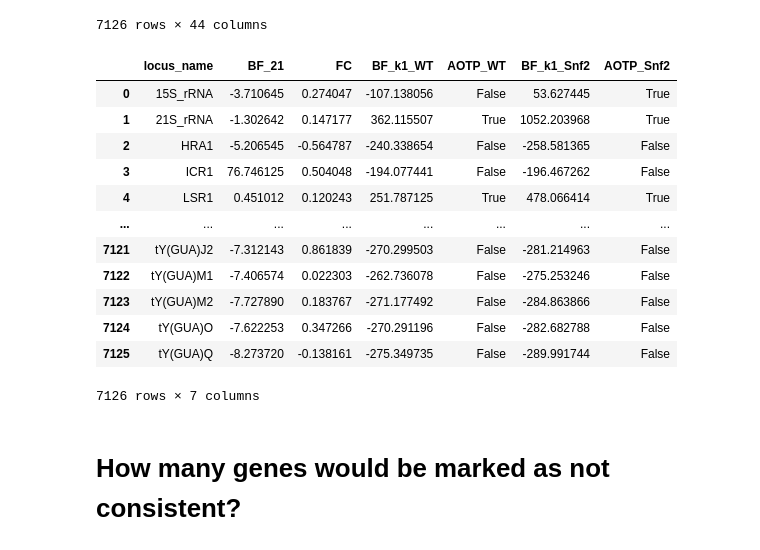
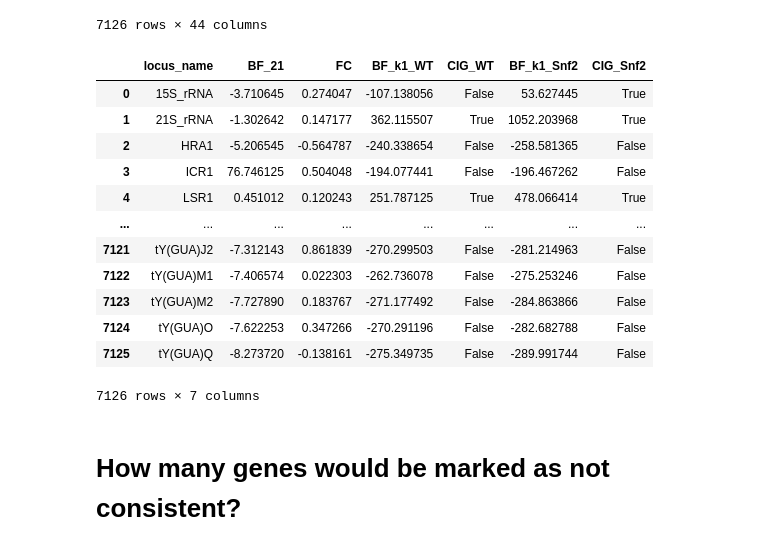
Before and after one commit to Morris-Research-Group/bayexpress, a Jupyter notebook: explore_clean_yeast_consistency.ipynb, the cells around one changed output. Drawn from its saved outputs; the diff is of its cells as text; code cells hidden in the pictures.

```diff
--- a/explore_clean_yeast_consistency.ipynb
+++ b/explore_clean_yeast_consistency.ipynb
@@ -366,26 +441,23 @@ display(Snf2_cons_it.plot(legend=False, grid=True,
 # %%
-# Checking for overlaps in Snf2_AOTP
+# Checking for intersections and unions in Snf2_CIG
 
 # Convert each inner list to a set
-sets = [set(lst) for lst in Snf2_AOTP]
+sets = [set(lst) for lst in Snf2_CIG]
 
 print('# genes with BF_k1 > 1 for all replicates throughout the iterations')
-for lst in Snf2_AOTP:
+for lst in Snf2_CIG:
     print(len(lst))
 
 # Find the intersection of all sets
-Snf2_overlap = set.intersection(*sets)
+Snf2_intersection = set.intersection(*sets)
 
-# Print the Snf2_overlap
-print('overlap: ', len(Snf2_overlap))
-# print(Snf2_overlap)
-
+# Print the Snf2_intersection
+print('intersection: ', len(Snf2_intersection))
 
 # Find the union of all sets
 Snf2_union = set.union(*sets)
 
 # Print the union
-# print(Snf2_union)
 print('union: ', len(Snf2_union))
 # %% [output]
 # genes with BF_k1 > 1 for all replicates throughout the iterations
@@ -407,27 +479,24 @@ overlap:  759
 union:  922
 # %%
-# Checking for overlaps in WT_AOTP
+# Checking for intersections and unions in WT_CIG
 
 # Convert each inner list to a set
-sets = [set(lst) for lst in WT_AOTP]
+sets = [set(lst) for lst in WT_CIG]
 
 print('# genes with BF_k1 > 1 for all replicates throughout the iterations')
-for lst in WT_AOTP:
+for lst in WT_CIG:
     print(len(lst))
 
 # Find the intersection of all sets
-WT_overlap = set.intersection(*sets)
+WT_intersection = set.intersection(*sets)
 
-# Print the WT_overlap
-print('overlap: ', len(WT_overlap))
-# print(WT_overlap)
-
+# Print the WT_intersection
+print('intersection: ', len(WT_intersection))
 
 # Find the union of all sets
 WT_union = set.union(*sets)
 
 # Print the union
-# print(WT_union)
 print('union: ', len(WT_union))
 # %% [output]
 # genes with BF_k1 > 1 for all replicates throughout the iterations
@@ -599,15 +673,15 @@ Snf2_yeast_avq.to_csv('Snf2_yeast_avq.csv')
 7126 rows × 44 columns
 # %%
 RALL_bayexpress['BF_k1_WT'] = get_BF_k1(WT_yeast.iloc[:,1:])
-RALL_bayexpress['AOTP_WT'] = RALL_bayexpress.index.isin(WT_union)
+RALL_bayexpress['CIG_WT'] = RALL_bayexpress.index.isin(WT_union)
 
 RALL_bayexpress['BF_k1_Snf2'] = get_BF_k1(Snf2_yeast.iloc[:,1:])
-RALL_bayexpress['AOTP_Snf2'] = RALL_bayexpress.index.isin(Snf2_union)
+RALL_bayexpress['CIG_Snf2'] = RALL_bayexpress.index.isin(Snf2_union)
 
 display(RALL_bayexpress)
 RALL_bayexpress.to_csv('RALL_bayexpress.csv')
 # %% [output]
-|  | locus_name | BF_21 | FC | BF_k1_WT | AOTP_WT | BF_k1_Snf2 | AOTP_Snf2 |
+|  | locus_name | BF_21 | FC | BF_k1_WT | CIG_WT | BF_k1_Snf2 | CIG_Snf2 |
 | 0 | 15S_rRNA | -3.710645 | 0.274047 | -107.138056 | False | 53.627445 | True |
 | 1 | 21S_rRNA | -1.302642 | 0.147177 | 362.115507 | True | 1052.203968 | True |
 | 2 | HRA1 | -5.206545 | -0.564787 | -240.338654 | False | -258.581365 | False |
```
Also changed, not shown: parts of 23 cells of this notebook, 21 other files.
